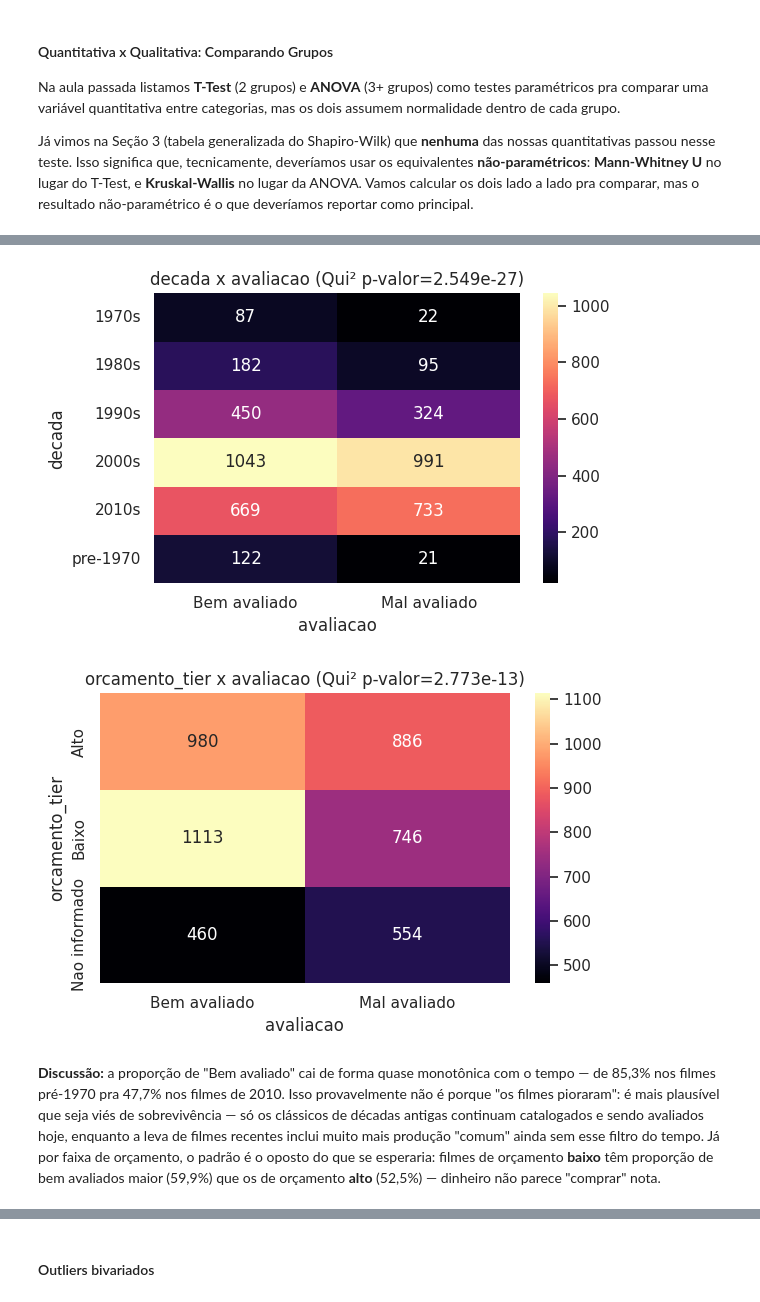
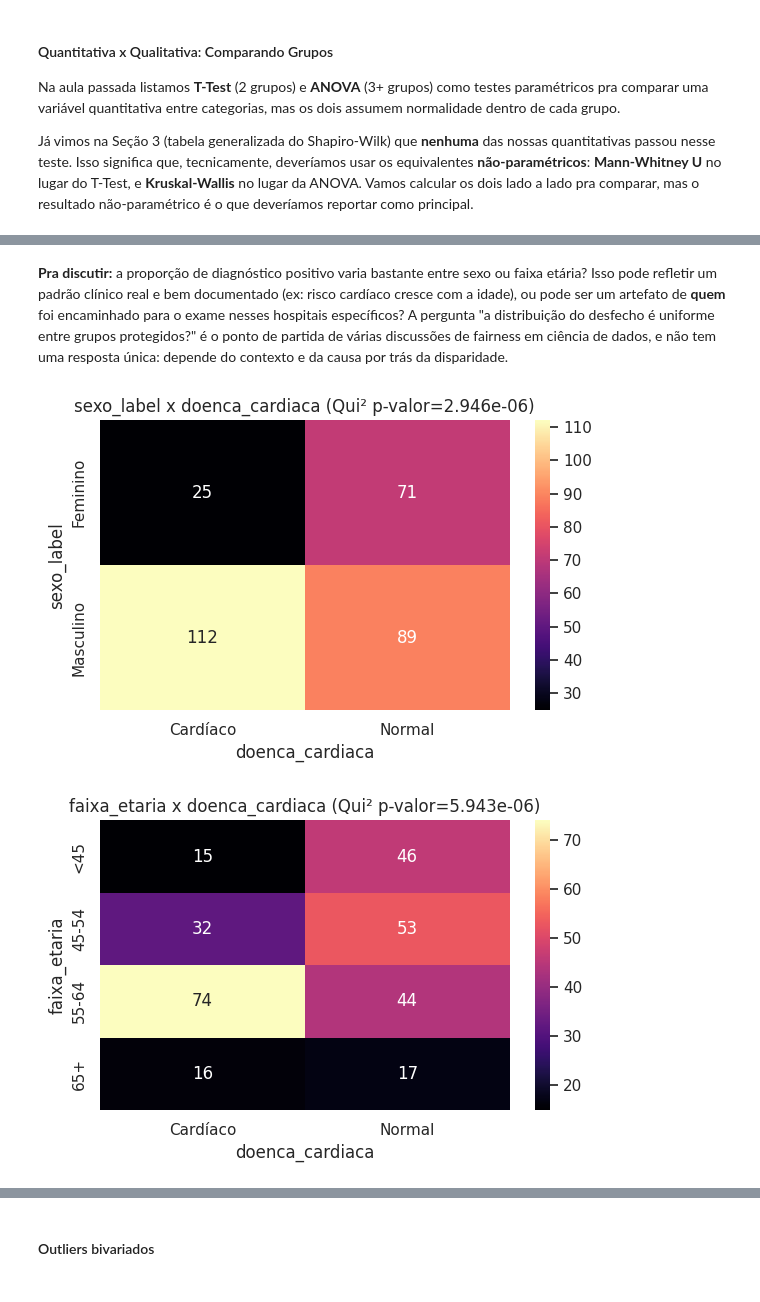
Before and after one commit to juliamariateixeiraa/AVD-20262-pratica-streamlit, a Jupyter notebook: notebooks/arquivo-eda-original.ipynb, the cells around one changed output, grey strips where cells are left out. Saved outputs shown, nothing was run; the diff lists cells and outputs as text; code cells hidden in the pictures.

```diff
--- a/notebooks/arquivo-eda-original.ipynb
+++ b/notebooks/arquivo-eda-original.ipynb
@@ -767,0 +786,9 @@ Olhar o desbalanceamento da base inteira é só metade da história. Uma pergunt
+# %%
+df["sexo_label"] = df["sex"].map({0: "Feminino", 1: "Masculino"})
+df["faixa_etaria"] = pd.cut(df["age"], bins=[0, 45, 55, 65, 100],
+                             labels=["<45", "45-54", "55-64", "65+"])
+
+print("Desbalanceamento — sexo:")
+print(metrica_desbalanceamento(df["sexo_label"]))
+print("\\nDesbalanceamento — faixa etária:")
+print(metrica_desbalanceamento(df["faixa_etaria"]))
@@ -768,31 +806,17 @@ Olhar o desbalanceamento da base inteira é só metade da história. Uma pergunt
 # %%
-df["release_date"] = pd.to_datetime(df["release_date"])
-ano = df["release_date"].dt.year
-df["decada"] = np.where(ano < 1970, "pre-1970", (ano // 10 * 10).astype(str) + "s")
-
-df["orcamento_tier"] = np.where(~df["orcamento_informado"], "Nao informado",
-                          np.where(df["budget"] < df.loc[df.orcamento_informado, "budget"].median(), "Baixo", "Alto"))
-
-print("Desbalanceamento — década:")
-print(metrica_desbalanceamento(df["decada"]))
-print("\nDesbalanceamento — faixa de orçamento:")
-print(metrica_desbalanceamento(df["orcamento_tier"]))
-
-prop_por_decada = pd.crosstab(df["decada"], df["avaliacao"], normalize="index").round(3)
-prop_por_orcamento = pd.crosstab(df["orcamento_tier"], df["avaliacao"], normalize="index").round(3)
+prop_por_sexo = pd.crosstab(df["sexo_label"], df["doenca_cardiaca"], normalize="index").round(3)
+prop_por_faixa = pd.crosstab(df["faixa_etaria"], df["doenca_cardiaca"], normalize="index").round(3)
 
 fig, axes = plt.subplots(1, 2, figsize=(12, 5))
 
-ordem_decadas = ["pre-1970", "1970s", "1980s", "1990s", "2000s", "2010s"]
-prop_por_decada.loc[ordem_decadas, "Bem avaliado"].plot(kind="bar", color=COR_DESTAQUE, ax=axes[0])
-axes[0].set_title("Proporção 'Bem avaliado' por Década")
+prop_por_sexo["Cardíaco"].plot(kind="bar", color=COR_DESTAQUE, ax=axes[0])
+axes[0].set_title("Proporção 'Cardíaco' por Sexo")
 axes[0].set_ylabel("Proporção")
 axes[0].set_ylim(0, 1)
-axes[0].tick_params(axis="x", rotation=45)
+axes[0].tick_params(axis="x", rotation=0)
 
-prop_por_orcamento["Bem avaliado"].plot(kind="bar", color=COR_DESTAQUE, ax=axes[1])
-axes[1].set_title("Proporção 'Bem avaliado' por Faixa de Orçamento")
-axes[1].set_ylabel("Proporção")
+prop_por_faixa["Cardíaco"].plot(kind="bar", color=COR_DESTAQUE, ax=axes[1])
+axes[1].set_title("Proporção 'Cardíaco' por Faixa Etária")
 axes[1].set_ylim(0, 1)
 axes[1].tick_params(axis="x", rotation=0)
 
@@ -814,15 +827,15 @@ dtype: float64
+# %% [markdown]
+**Pra discutir:** a proporção de diagnóstico positivo varia bastante entre sexo ou faixa etária? Isso pode refletir um padrão clínico real e bem documentado (ex: risco cardíaco cresce com a idade), ou pode ser um artefato de **quem** foi encaminhado para o exame nesses hospitais específicos? A pergunta "a distribuição do desfecho é uniforme entre grupos protegidos?" é o ponto de partida de várias discussões de fairness em ciência de dados, e não tem uma resposta única: depende do contexto e da causa por trás da disparidade.
 # %%
-for atributo in ["decada", "orcamento_tier"]:
-    contingencia = pd.crosstab(df[atributo], df["avaliacao"])
+for atributo in ["sexo_label", "faixa_etaria"]:
+    contingencia = pd.crosstab(df[atributo], df["doenca_cardiaca"])
     chi2, p_valor, gl, esperado = stats.chi2_contingency(contingencia)
 
     fig, ax = plt.subplots(figsize=(6, 4))
     sns.heatmap(contingencia, annot=True, fmt="d", cmap="magma", ax=ax)
-    ax.set_title(f"{atributo} x avaliacao (Qui² p-valor={p_valor:.4g})")
+    ax.set_title(f"{atributo} x doenca_cardiaca (Qui² p-valor={p_valor:.4g})")
     plt.tight_layout()
     plt.show()
 # %% [output]
-[figure, old version]
+[figure, new version]
-[figure, old version]
+[figure, new version]
-# %% [markdown]
-**Discussão:** a proporção de "Bem avaliado" cai de forma quase monotônica com o tempo — de 85,3% nos filmes pré-1970 pra 47,7% nos filmes de 2010. Isso provavelmente não é porque "os filmes pioraram": é mais plausível que seja viés de sobrevivência — só os clássicos de décadas antigas continuam catalogados e sendo avaliados hoje, enquanto a leva de filmes recentes inclui muito mais produção "comum" ainda sem esse filtro do tempo. Já por faixa de orçamento, o padrão é o oposto do que se esperaria: filmes de orçamento **baixo** têm proporção de bem avaliados maior (59,9%) que os de orçamento **alto** (52,5%) — dinheiro não parece "comprar" nota.
```
Also changed, not shown: parts of 139 cells of this notebook, 3 other files.
